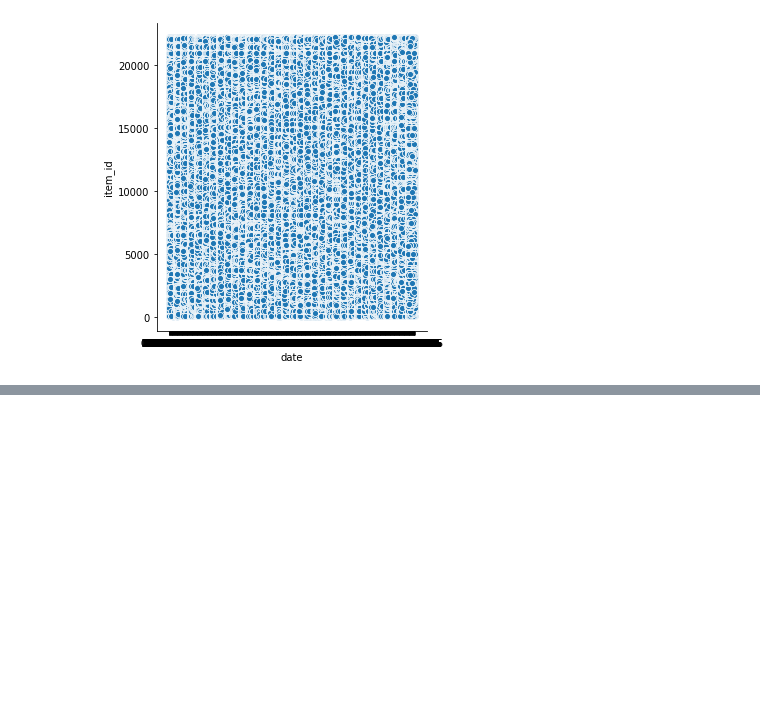
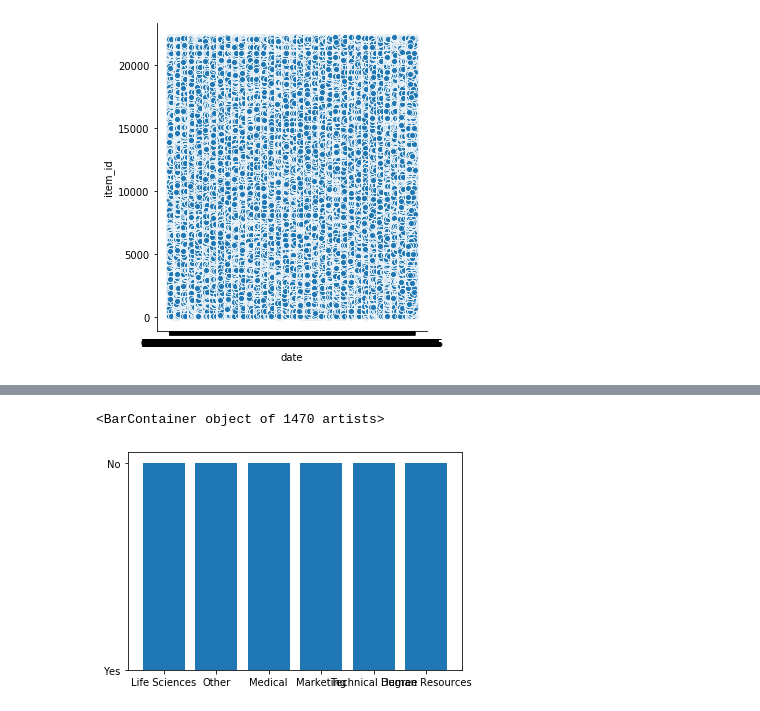
Before and after one commit to syvtoto/BigData, a Jupyter notebook: BigData_20-04.ipynb, the cells around one changed output, grey strips where cells are left out. Drawn from its saved outputs; the diff is of its cells as text; code cells hidden in the pictures; blank space fills up the shorter version.

```diff
--- a/BigData_20-04.ipynb
+++ b/BigData_20-04.ipynb
@@ -134,0 +190,5 @@ sns.relplot(x='date',y='item_id',data=sales_data_sample, sizes=(20, 6))
+# %%
+plt.bar(cate_data.EducationField,cate_data.Attrition)
+# %% [output]
+<BarContainer object of 1470 artists>
+[figure, added]
```
Also changed, not shown: parts of 16 cells of this notebook.
